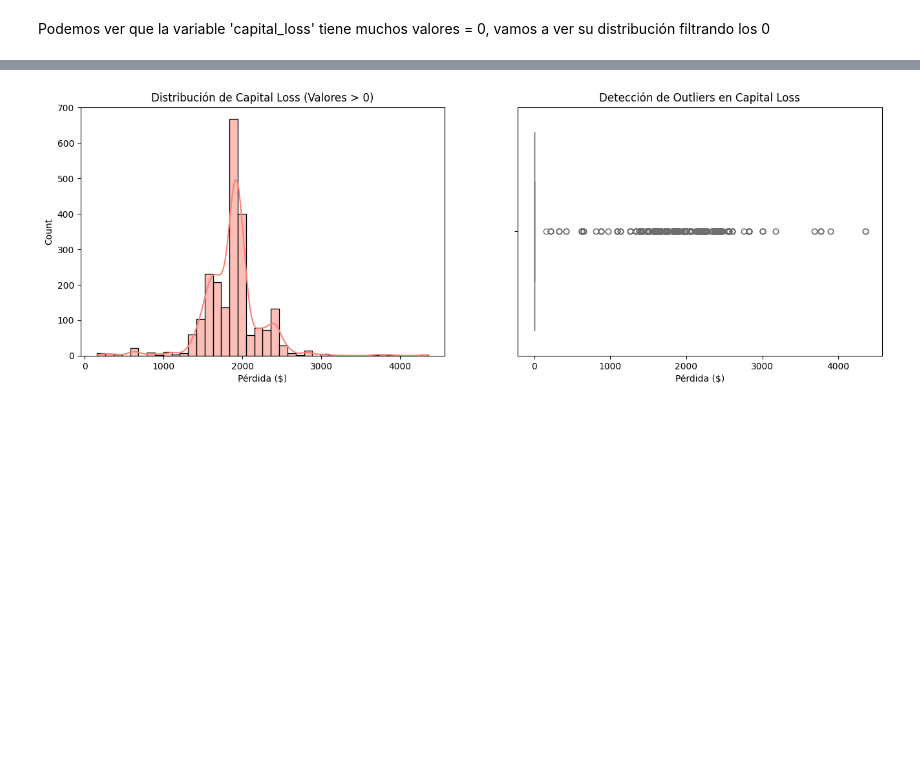
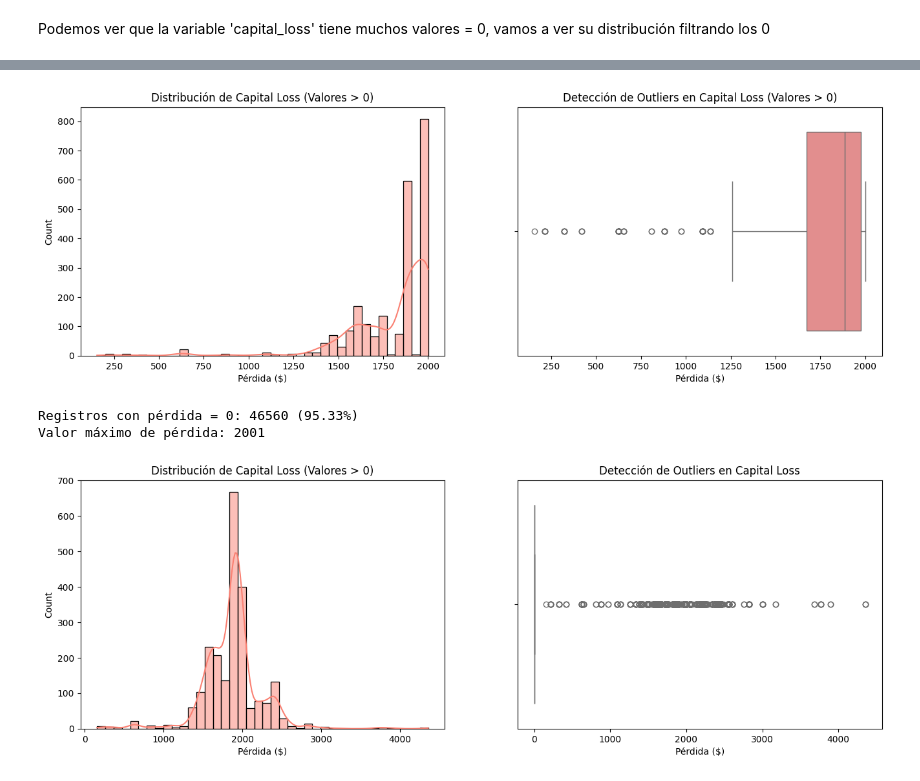
Before and after one commit to DaniSolaris/trabajo_obligatorio_david, a Jupyter notebook: src/EDA.ipynb, the cells around one changed output, grey strips where cells are left out. Saved outputs shown, nothing was run; the diff lists cells and outputs as text; code cells hidden in the pictures; blank space fills up the shorter version.

```diff
--- a/src/EDA.ipynb
+++ b/src/EDA.ipynb
@@ -136,3 +175,32 @@ Podemos ver que la variable 'capital_loss' tiene muchos valores = 0, vamos a ver
+# %%
+# 1. Filtramos los valores mayores a 0 para el análisis de distribución
+# (Asegúrate de que el nombre coincida exactamente con cómo creaste la columna en la celda anterior)
+loss_nonzero = df_raw[df_raw['capital-loss-winsorized'] > 0]['capital-loss-winsorized']
+
+# 2. Creamos las visualizaciones
+fig, (ax1, ax2) = plt.subplots(1, 2, figsize=(16, 5))
+
+# Histograma de pérdidas (solo valores > 0)
+sns.histplot(loss_nonzero, bins=40, kde=True, ax=ax1, color='salmon')
+ax1.set_title('Distribución de Capital Loss (Valores > 0)')
+ax1.set_xlabel('Pérdida ($)')
+
+# Boxplot corregido: ahora también usa 'loss_nonzero' para no mostrar el colapso en 0
+sns.boxplot(x=loss_nonzero, ax=ax2, color='lightcoral')
+ax2.set_title('Detección de Outliers en Capital Loss (Valores > 0)')
+ax2.set_xlabel('Pérdida ($)')
+
+plt.show()
+
+# 3. Estadísticas de interés (Corregido el nombre de la columna aquí también)
+total_records = len(df_raw)
+zeros_count = len(df_raw[df_raw['capital-loss-winsorized'] == 0])
+print(f"Registros con pérdida = 0: {zeros_count} ({zeros_count/total_records*100:.2f}%)")
+print(f"Valor máximo de pérdida: {df_raw['capital-loss-winsorized'].max()}")
+# %% [output]
+[figure, added]
+Registros con pérdida = 0: 46560 (95.33%)
+Valor máximo de pérdida: 2001
 # %%
 # 1. Filtramos los valores mayores a 0 para el análisis de distribución
 loss_nonzero = df_raw[df_raw['capital-loss'] > 0]['capital-loss']
```
Also changed, not shown: parts of 22 cells of this notebook.
